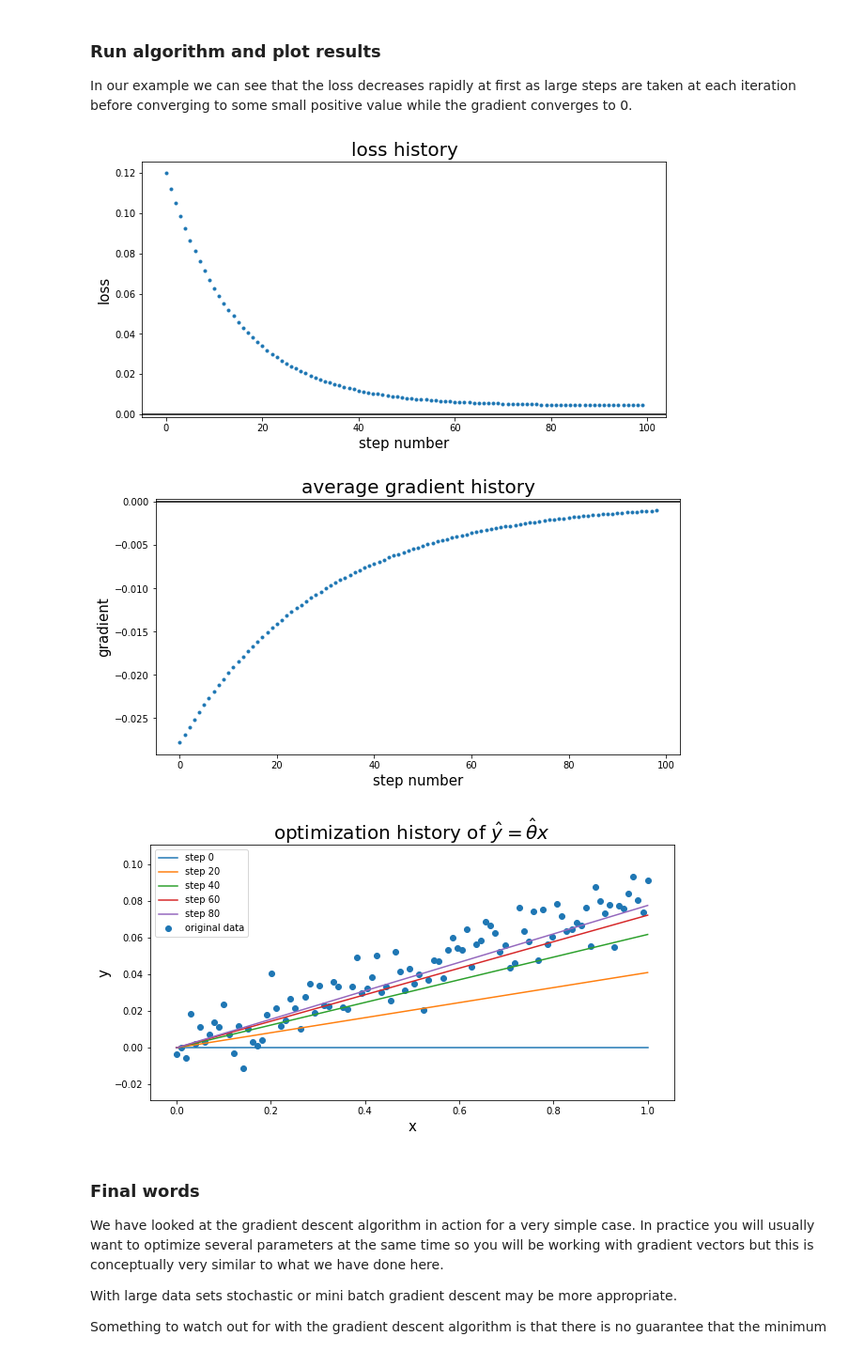
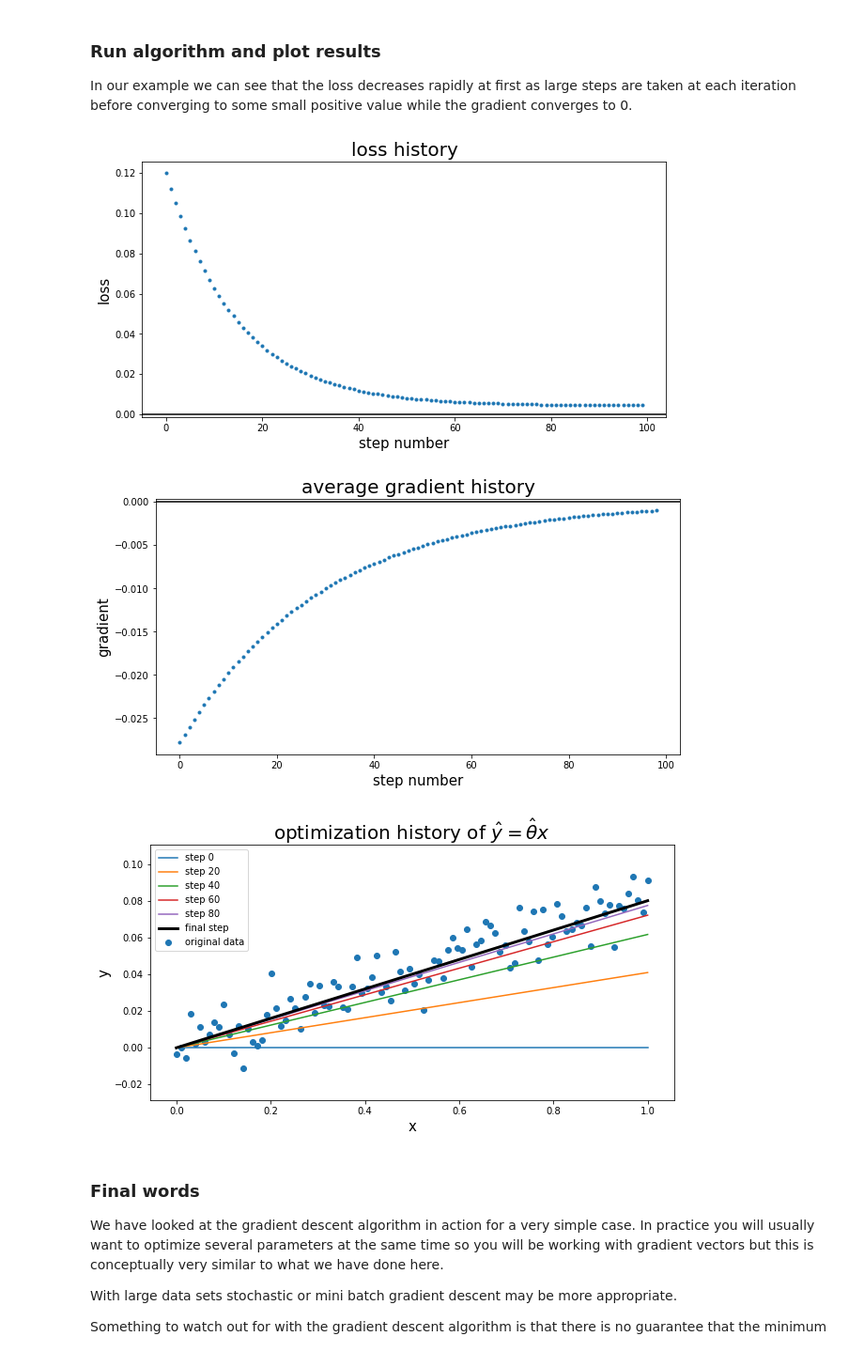
Before and after one commit to pvonglehn/concepts_explained, a Jupyter notebook: gradient_descent_from_scratch.ipynb, the cells around one changed output. Shown at 94% size. Saved outputs shown, nothing was run; the diff lists cells and outputs as text; code cells hidden in the pictures.

```diff
--- a/gradient_descent_from_scratch.ipynb
+++ b/gradient_descent_from_scratch.ipynb
@@ -186,35 +186,36 @@ def plot_theta_history(X,Y,theta_history):
 
     fig, ax = plt.subplots(figsize=(10,5))
     ax.scatter(X,Y,label="original data")
     ax.set_xlabel("x",fontsize=15)
     ax.set_ylabel("y",fontsize=15)
     ax.set_title(r"optimization history of $\hat y = \hat \theta x$",fontsize=20)
     for i in range(0,len(theta_history),20):
         ax.plot(X,theta_history[i]*X,label=f"step {i}")
-        ax.legend()
+    ax.plot(X,theta_history[-1]*X,label=f"final step",color="black",linewidth=3)
+    ax.legend()
 
 def plot_gradient_history(X,Y,gradient_history):
     '''plot evolution of theta'''
 
     fig, ax = plt.subplots(figsize=(10,5))
 
     ax.set_xlabel("step number",fontsize=15)
     ax.set_ylabel("gradient",fontsize=15)
     ax.set_title(r"average gradient history",fontsize=20)
     ax.plot(gradient_history,marker=".",linestyle="")
     ax.axhline(0,color="black")
 
 # Run algorithm
 theta, theta_history, loss_history, gradient_history = full_gradient_descent(X,Y)
 
 # Plot results
 plot_loss_history(X,Y,loss_history)
 plot_gradient_history(X,Y,gradient_history)
 plot_theta_history(X,Y,theta_history)
 # %% [output]
 [figure]
 [figure]
-[figure, old version]
+[figure, new version]
 # %% [markdown]
 ### Final words
 
```
Also changed, not shown: parts of 1 cell of this notebook, 1 other file.
